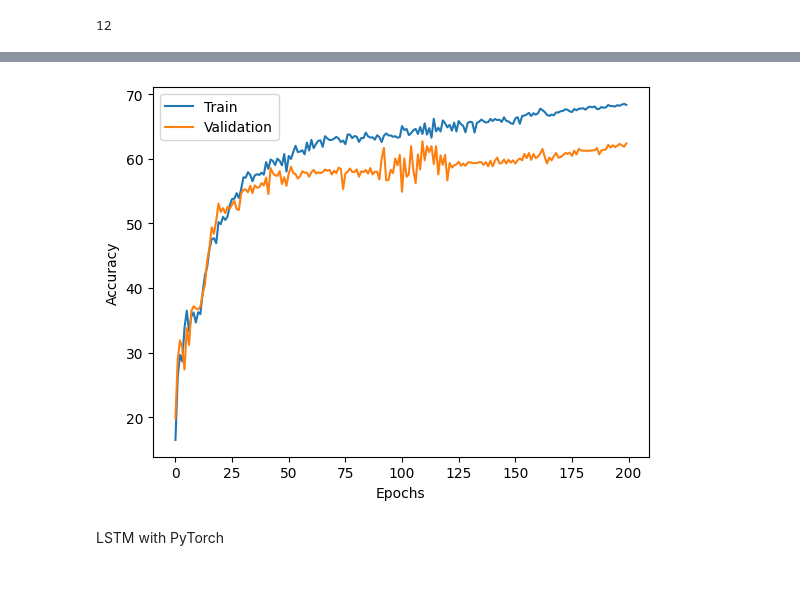
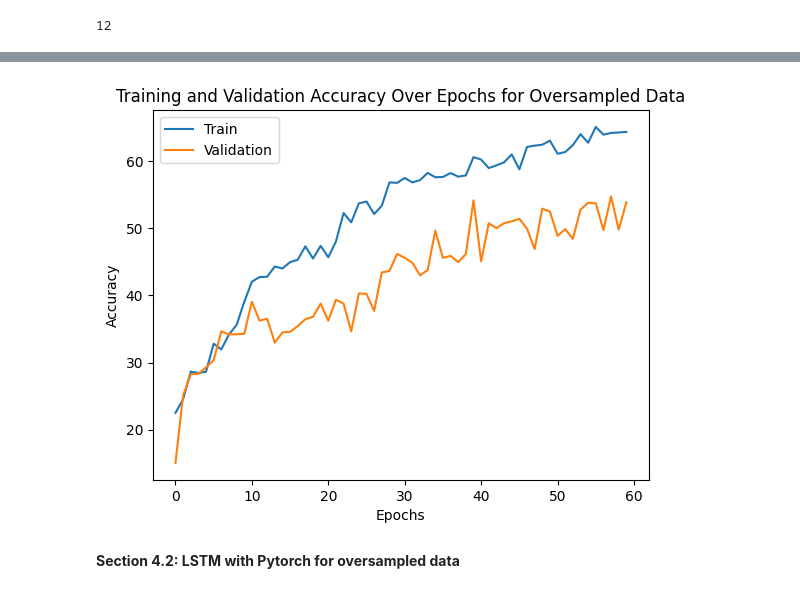
Before and after one commit to IbrahimTGhanem/Datathon5, a Jupyter notebook: Datahon_5_Group_10.ipynb, the cells around one changed output, grey strips where cells are left out. Cells and saved outputs as stored; diff of their text form; code cells hidden in the pictures.

```diff
--- a/Datahon_5_Group_10.ipynb
+++ b/Datahon_5_Group_10.ipynb
@@ -312,10 +312,10 @@ data = data[data['Activity'] != 0]
 # %%
 #Step A: Defining Sequences
-def create_sequences(data, sequence_length=100):
+def create_sequences(data_filtered, sequence_length=100):
     sequences = []
     output = []
-    for i in range(0, len(data) - sequence_length + 1, sequence_length):
-        sequence = data[i:i + sequence_length]
+    for i in range(0, len(data_filtered) - sequence_length + 1, sequence_length):
+        sequence = data_filtered[i:i + sequence_length]
         # Assuming 'Activity' is the target variable and is the same for the entire sequence
         label = sequence['Activity'].iloc[0]
         sequences.append(sequence[numeric_columns].values)
@@ -324,7 +324,7 @@ def create_sequences(data, sequence_length=100):
     return np.array(sequences), np.array(output)
 #Step B: indetifying subjects
 # Identifying unique subjects in the dataset
-subjects = data['subject'].unique()
+subjects = data_filtered['subject'].unique()
 
 # Randomly selecting two subjects for the test set
 test_subjects = random.sample(list(subjects), 2)
@@ -334,8 +334,8 @@ train_subjects = [subject for subject in subjects if subject not in test_subject
 
 #step C: creating Train and test sets
 # Creating train and test sets based on subjects
-train_data = data[data['subject'].isin(train_subjects)]
-test_data = data[data['subject'].isin(test_subjects)]
+train_data = data_filtered[data_filtered['subject'].isin(train_subjects)]
+test_data = data_filtered[data_filtered['subject'].isin(test_subjects)]
 
 # Step D: Scaling data bu subjects
 # Applying scaling separately for each subject in the train set
@@ -353,10 +353,3 @@ for subject in test_subjects:
     scaler = StandardScaler()
     subject_data[numeric_columns] = scaler.fit_transform(subject_data[numeric_columns])
     test_data_scaled = pd.concat([test_data_scaled, subject_data])
-
-#step E: Applying sequences to train and test sets
-# Applying the sequence creation function to training and test sets
-X_train, y_train = create_sequences (train_data_scaled, sequence_length=50)
-X_test, y_test = create_sequences (test_data_scaled, sequence_length=50)
-
-X_train.shape, y_train.shape, X_test.shape, y_test.shape
@@ -364,0 +358,21 @@ X_train.shape, y_train.shape, X_test.shape, y_test.shape
+# %%
+# Step E: Oversampling Minority Class (Activity 12) to Match the Mean of Classes 1-11
+minority_activity = 12
+
+# Calculating mean size of classes 1-11
+mean_minority_size = int(train_data_scaled[train_data_scaled['Activity'].isin(range(1, 12))].groupby('Activity').size().mean())
+
+# Selecting minority data (Activity 12)
+minority_data = train_data_scaled[train_data_scaled['Activity'] == minority_activity]
+
+# Oversampling minority class to match the mean size of classes 1-11
+oversampled_minority = resample(minority_data, replace=True, n_samples=mean_minority_size, random_state=42, stratify=minority_data['subject'])
+
+# Combining oversampled minority class with majority classes (1-11)
+oversampled_data = pd.concat([train_data_scaled[train_data_scaled['Activity'].isin(range(1, 12))], oversampled_minority])
+
+# Applying sequences to train and test sets
+X_train, y_train = create_sequences(oversampled_data, sequence_length=50)
+X_test, y_test = create_sequences(test_data_scaled, sequence_length=50)
+
+X_train.shape, y_train.shape, X_test.shape, y_test.shape
@@ -410,9 +427,9 @@ X_train.shape[2]
 # %%
 # Hyperparameters
 input_size = X_train.shape[2]
-hidden_size = 250  # Number of hidden units in RNN
+hidden_size = 256  # Number of hidden units in RNN
 num_classes = 13  # For twelve classes
-epochs = 200
+epochs = 60
 learning_rate = 0.0001
 batch_size = 400
 landa = 0.000001  # Regularization term (lambda)
@@ -546,15 +563,16 @@ plt.show()
 # %%
 # Plot training and validation accuracy over epochs
 plt.plot([i for i in range(len(train_accuracy_list))], train_accuracy_list, label="Train")
 plt.plot([i for i in range(len(validation_accuracy_list))], validation_accuracy_list, label="Validation")
 plt.legend(loc="upper left")
 plt.xlabel('Epochs')
 plt.ylabel('Accuracy')
+plt.title('Training and Validation Accuracy Over Epochs for Oversampled Data')
 plt.show()
 # %% [output]
-[figure, old version]
+[figure, new version]
-# %% [markdown]
-LSTM with PyTorch
+# %% [markdown]
+**Section 4.2: LSTM with Pytorch for oversampled data**
 # %%
 # Hyperparameters
 input_size = X_train.shape[2]
```
Also changed, not shown: parts of 21 cells of this notebook.
